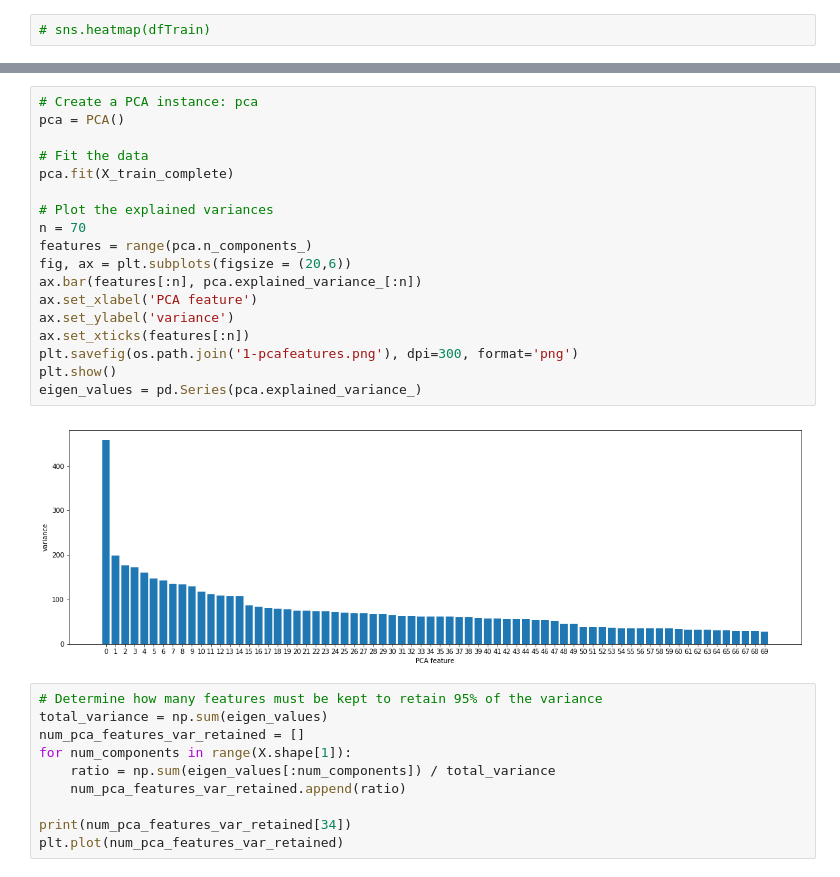
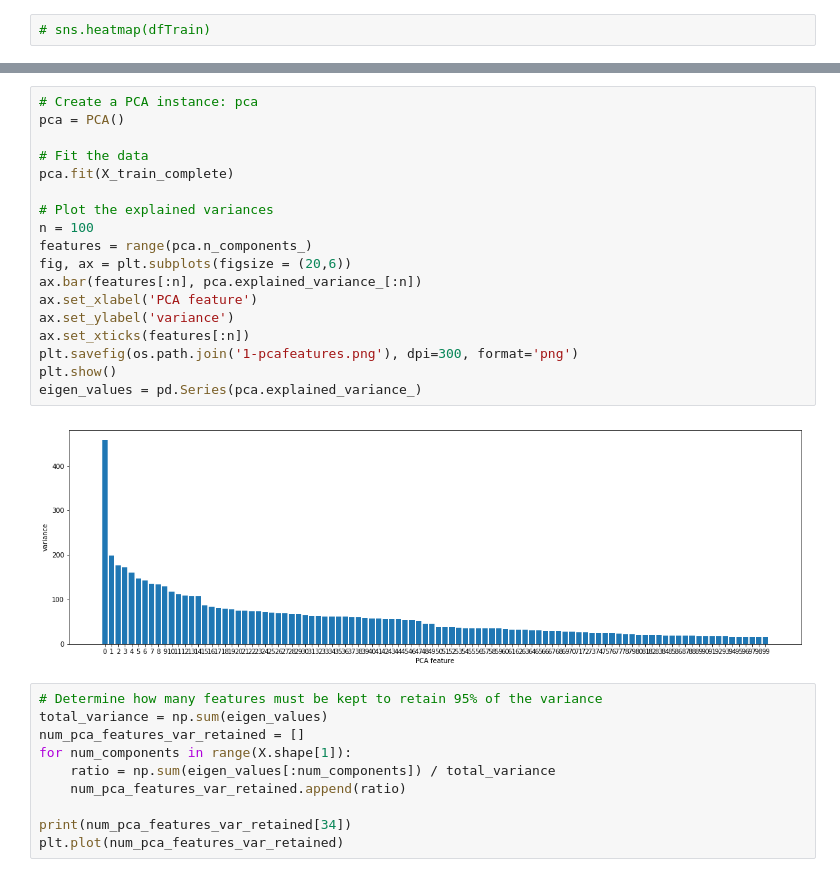
Before and after one commit to adkulas/ECE657A-Data-Modelling, a Jupyter notebook: project/code/G10-project.ipynb, the cells around one changed output, grey strips where cells are left out. Cells and saved outputs as stored; diff of their text form.

```diff
--- a/project/code/G10-project.ipynb
+++ b/project/code/G10-project.ipynb
@@ -199,23 +235,23 @@ print(X_train_complete.shape)
 # %%
 # Create a PCA instance: pca
 pca = PCA()
 
 # Fit the data
 pca.fit(X_train_complete)
 
 # Plot the explained variances
-n = 70
+n = 100
 features = range(pca.n_components_)
 fig, ax = plt.subplots(figsize = (20,6))
 ax.bar(features[:n], pca.explained_variance_[:n])
 ax.set_xlabel('PCA feature')
 ax.set_ylabel('variance')
 ax.set_xticks(features[:n])
 plt.savefig(os.path.join('1-pcafeatures.png'), dpi=300, format='png')
 plt.show()
 eigen_values = pd.Series(pca.explained_variance_)
 # %% [output]
-[figure, old version]
+[figure, new version]
 # %%
 # Determine how many features must be kept to retain 95% of the variance
 total_variance = np.sum(eigen_values)
```
Also changed, not shown: parts of 103 cells of this notebook, 6 other files.
